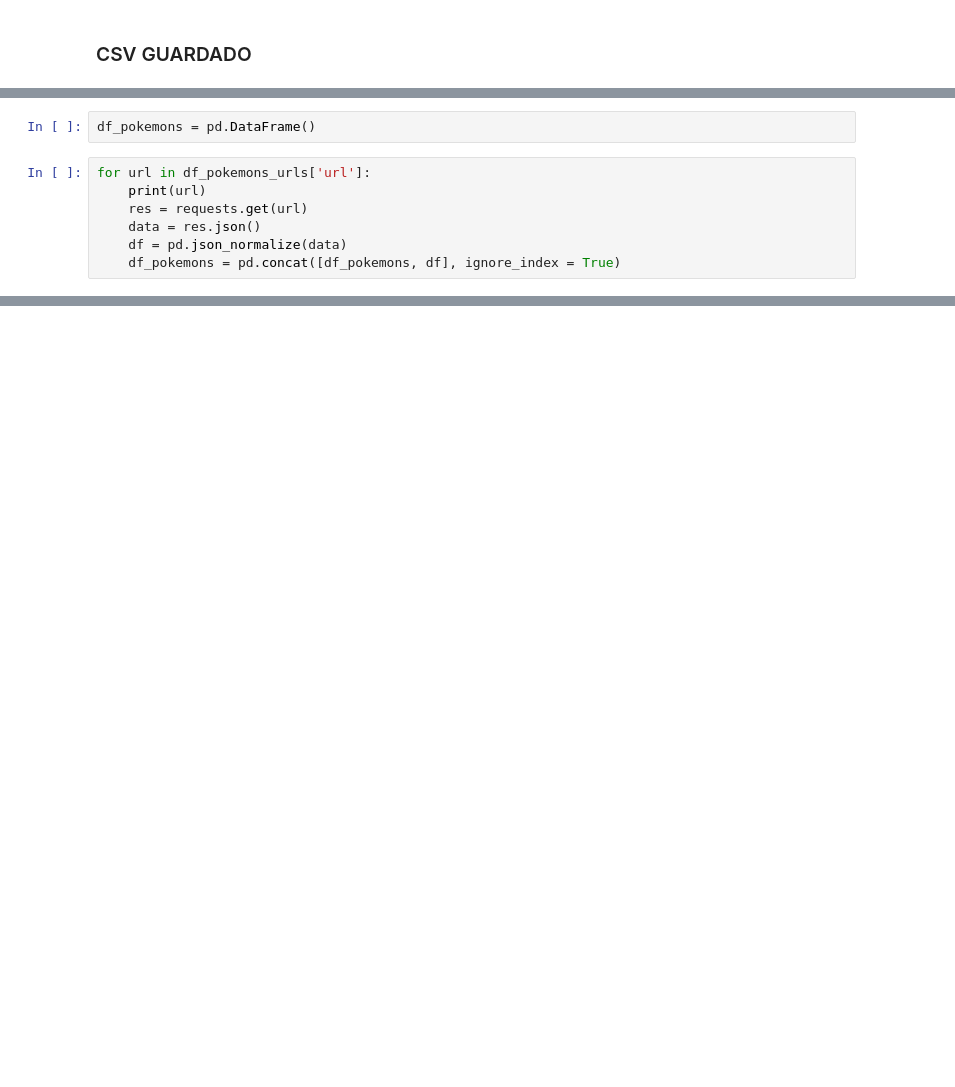
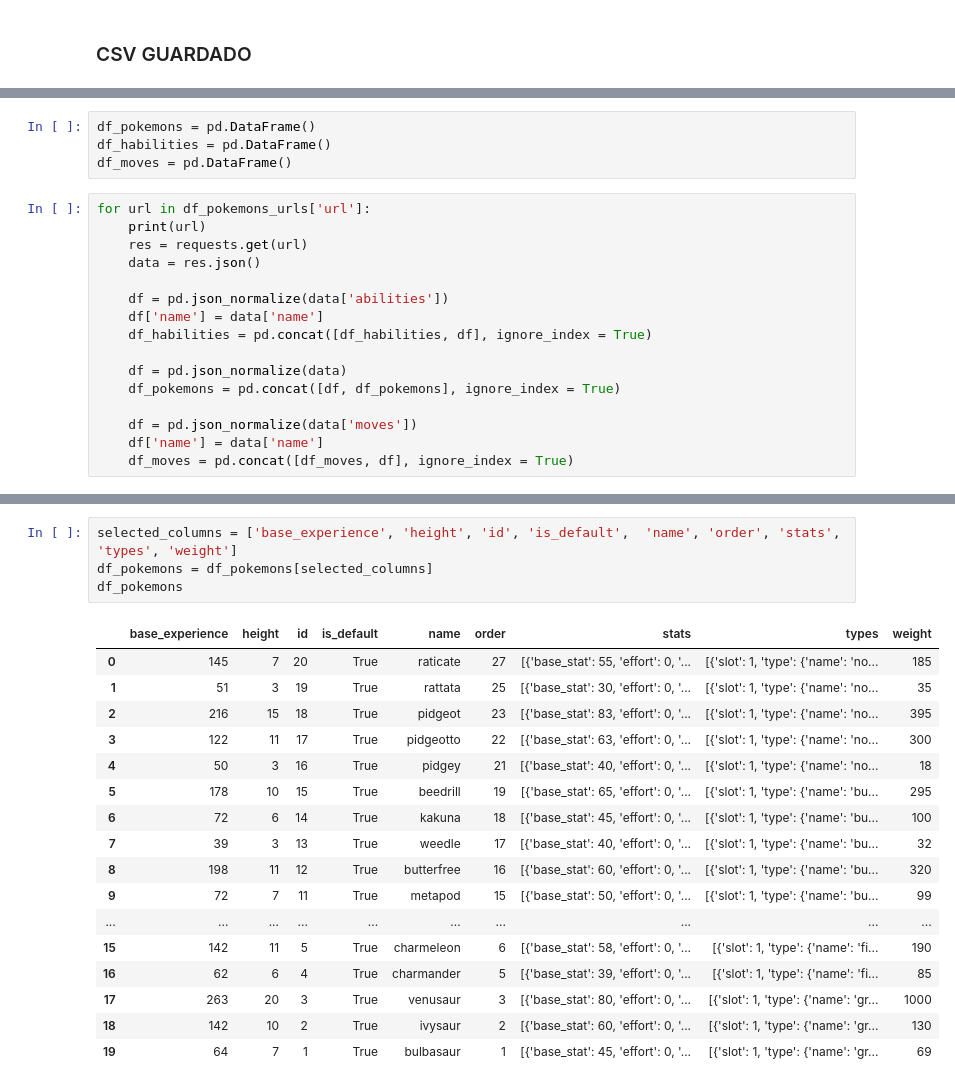
Before and after one commit to matiasfeliu92/jupyter_data, a Jupyter notebook: ETL/pokeapi_ETL.ipynb, the cells around one changed output, grey strips where cells are left out. Cells and saved outputs as stored; diff of their text form; blank space fills up the shorter version.

```diff
--- a/ETL/pokeapi_ETL.ipynb
+++ b/ETL/pokeapi_ETL.ipynb
@@ -57,10 +65,21 @@ df_pokemons_urls
 # %%
 df_pokemons = pd.DataFrame()
+df_habilities = pd.DataFrame()
+df_moves = pd.DataFrame()
 # %%
 for url in df_pokemons_urls['url']:
     print(url)
     res = requests.get(url)
     data = res.json()
+
+    df = pd.json_normalize(data['abilities'])
+    df['name'] = data['name']
+    df_habilities = pd.concat([df_habilities, df], ignore_index = True)
+
     df = pd.json_normalize(data)
-    df_pokemons = pd.concat([df_pokemons, df], ignore_index = True)
+    df_pokemons = pd.concat([df, df_pokemons], ignore_index = True)
+
+    df = pd.json_normalize(data['moves'])
+    df['name'] = data['name']
+    df_moves = pd.concat([df_moves, df], ignore_index = True)
 # %% [output]
@@ -103,0 +106,22 @@ df_pokemons
+# %%
+selected_columns = ['base_experience', 'height', 'id', 'is_default',  'name', 'order', 'stats', 'types', 'weight']
+df_pokemons = df_pokemons[selected_columns]
+df_pokemons
+# %% [output]
+|  | base_experience | height | id | is_default | name | order | stats | types | weight |
+| 0 | 145 | 7 | 20 | True | raticate | 27 | [{'base_stat': 55, 'effort': 0, '... | [{'slot': 1, 'type': {'name': 'no... | 185 |
+| 1 | 51 | 3 | 19 | True | rattata | 25 | [{'base_stat': 30, 'effort': 0, '... | [{'slot': 1, 'type': {'name': 'no... | 35 |
+| 2 | 216 | 15 | 18 | True | pidgeot | 23 | [{'base_stat': 83, 'effort': 0, '... | [{'slot': 1, 'type': {'name': 'no... | 395 |
+| 3 | 122 | 11 | 17 | True | pidgeotto | 22 | [{'base_stat': 63, 'effort': 0, '... | [{'slot': 1, 'type': {'name': 'no... | 300 |
+| 4 | 50 | 3 | 16 | True | pidgey | 21 | [{'base_stat': 40, 'effort': 0, '... | [{'slot': 1, 'type': {'name': 'no... | 18 |
+| 5 | 178 | 10 | 15 | True | beedrill | 19 | [{'base_stat': 65, 'effort': 0, '... | [{'slot': 1, 'type': {'name': 'bu... | 295 |
+| 6 | 72 | 6 | 14 | True | kakuna | 18 | [{'base_stat': 45, 'effort': 0, '... | [{'slot': 1, 'type': {'name': 'bu... | 100 |
+| 7 | 39 | 3 | 13 | True | weedle | 17 | [{'base_stat': 40, 'effort': 0, '... | [{'slot': 1, 'type': {'name': 'bu... | 32 |
+| 8 | 198 | 11 | 12 | True | butterfree | 16 | [{'base_stat': 60, 'effort': 0, '... | [{'slot': 1, 'type': {'name': 'bu... | 320 |
+| 9 | 72 | 7 | 11 | True | metapod | 15 | [{'base_stat': 50, 'effort': 0, '... | [{'slot': 1, 'type': {'name': 'bu... | 99 |
+| ... | ... | ... | ... | ... | ... | ... | ... | ... | ... |
+| 15 | 142 | 11 | 5 | True | charmeleon | 6 | [{'base_stat': 58, 'effort': 0, '... | [{'slot': 1, 'type': {'name': 'fi... | 190 |
+| 16 | 62 | 6 | 4 | True | charmander | 5 | [{'base_stat': 39, 'effort': 0, '... | [{'slot': 1, 'type': {'name': 'fi... | 85 |
+| 17 | 263 | 20 | 3 | True | venusaur | 3 | [{'base_stat': 80, 'effort': 0, '... | [{'slot': 1, 'type': {'name': 'gr... | 1000 |
+| 18 | 142 | 10 | 2 | True | ivysaur | 2 | [{'base_stat': 60, 'effort': 0, '... | [{'slot': 1, 'type': {'name': 'gr... | 130 |
+| 19 | 64 | 7 | 1 | True | bulbasaur | 1 | [{'base_stat': 45, 'effort': 0, '... | [{'slot': 1, 'type': {'name': 'gr... | 69 |
```
Also changed, not shown: parts of 12 cells of this notebook, 1 other file.
